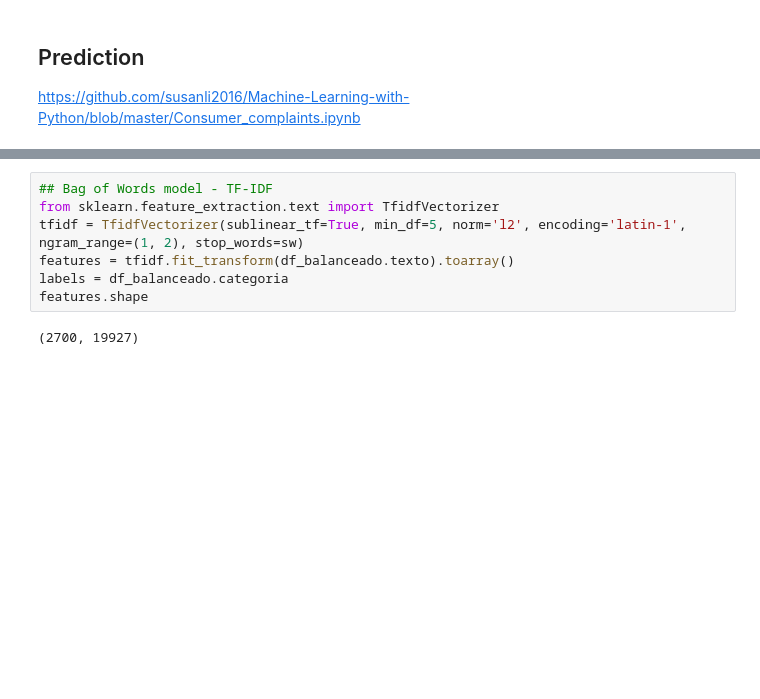
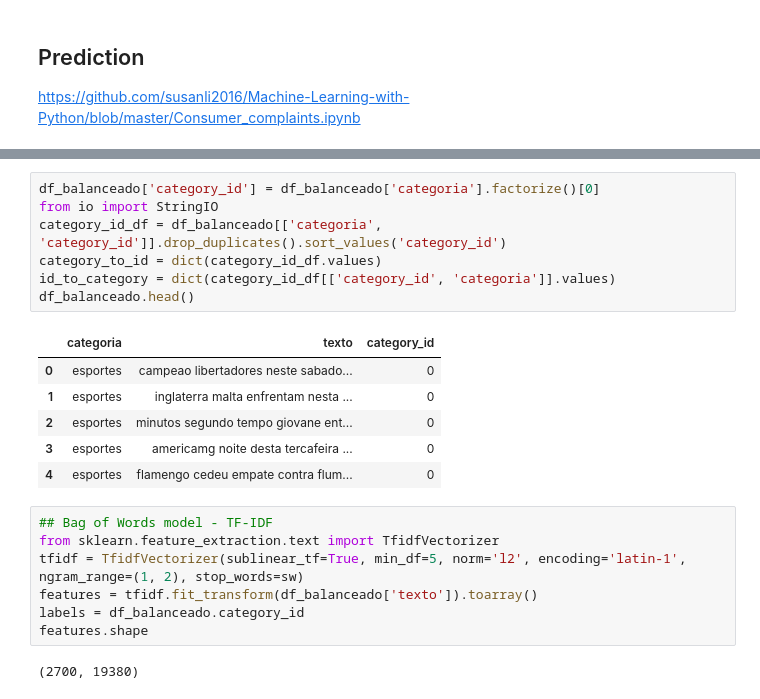
Before and after one commit to BiancaNCoelho/NLP, a Jupyter notebook: T01/Trabalho1.ipynb, the cells around one changed output, grey strips where cells are left out. Drawn from its saved outputs; the diff is of its cells as text; blank space fills up the shorter version.

```diff
--- a/T01/Trabalho1.ipynb
+++ b/T01/Trabalho1.ipynb
@@ -220,12 +235,26 @@ df_balanceado.head(2)
+# %%
+df_balanceado['category_id'] = df_balanceado['categoria'].factorize()[0]
+from io import StringIO
+category_id_df = df_balanceado[['categoria', 'category_id']].drop_duplicates().sort_values('category_id')
+category_to_id = dict(category_id_df.values)
+id_to_category = dict(category_id_df[['category_id', 'categoria']].values)
+df_balanceado.head()
+# %% [output]
+|  | categoria | texto | category_id |
+| 0 | esportes | campeao libertadores neste sabado... | 0 |
+| 1 | esportes | inglaterra malta enfrentam nesta ... | 0 |
+| 2 | esportes | minutos segundo tempo giovane ent... | 0 |
+| 3 | esportes | americamg noite desta tercafeira ... | 0 |
+| 4 | esportes | flamengo cedeu empate contra flum... | 0 |
 # %%
 ## Bag of Words model - TF-IDF
 from sklearn.feature_extraction.text import TfidfVectorizer
 tfidf = TfidfVectorizer(sublinear_tf=True, min_df=5, norm='l2', encoding='latin-1', ngram_range=(1, 2), stop_words=sw)
-features = tfidf.fit_transform(df_balanceado.texto).toarray()
-labels = df_balanceado.categoria
+features = tfidf.fit_transform(df_balanceado['texto']).toarray()
+labels = df_balanceado.category_id
 features.shape
 # %% [output]
-(2700, 19927)
+(2700, 19380)
 # %%
 from sklearn.feature_selection import chi2
 import numpy as np
```
Also changed, not shown: parts of 18 cells of this notebook.
